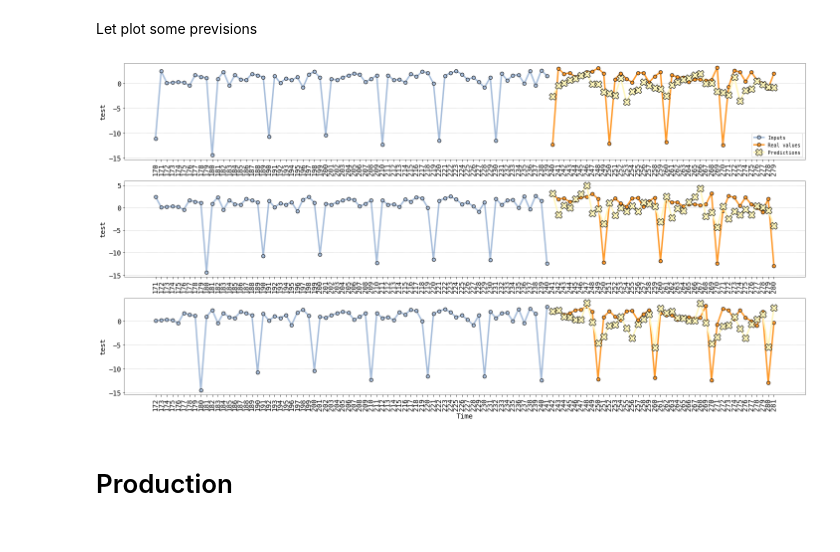
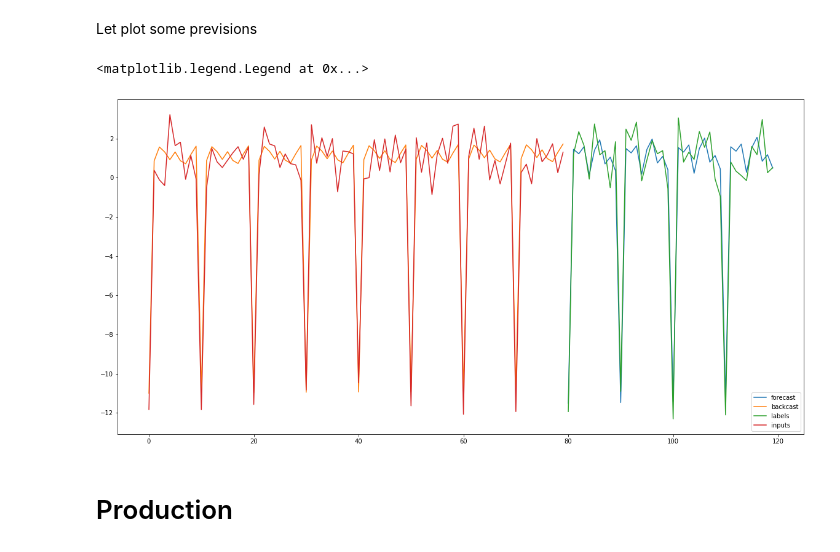
Before and after one commit to AutocoinLab/autopycoin, a Jupyter notebook: examples/get_started.ipynb, the cells around one changed output. Saved outputs shown, nothing was run; the diff lists cells and outputs as text; code cells hidden in the pictures.

```diff
--- a/examples/get_started.ipynb
+++ b/examples/get_started.ipynb
@@ -51,14 +68,14 @@ By defining an `input_width` of 70, we set our input length.
 Note: We create lot of examples by shifting by one the window of prediction.
 # %%
 w = WindowGenerator(
-        input_width=70,
+        input_width=80,
         label_width=40,
         shift=40,
         test_size=50,
         valid_size=10,
         flat=True,
-        batch_size=32,
-        preprocessing = None
+        batch_size=16,
+        preprocessing = lambda x,y: (x, (x,y)) # NBEATS output
     )
 # %% [markdown]
 We can't use it now as it needs to be initialized by an array, tensor or a dataframe
@@ -72,9 +89,9 @@ w = w.from_array(data=data[0], # Has to be 2D array
 # Or using dataframe
 import pandas as pd
 
-data = pd.DataFrame(data[0], columns=['test'])
+data = pd.DataFrame(data.numpy()[0], columns=['test'])
 
-w = w.from_dataframe(data=data, # Has to be 2D array
+w = w.from_array(data=data, # Has to be 2D array
         input_columns=['test'],
         known_columns=[],
         label_columns=['test'],
@@ -99,23 +116,26 @@ We import the nbeats module where the nbdeats model is defined.
 There are currently multiple version of nbeats implemented as `create_interpretable_nbeats` or `create_generic_nbeats`.
 But it is possible to customize it's own nbeats model by subclassing the nbeats Model and Layer.
 # %%
-from autopycoin.autopycoin.models import nbeats
+from autopycoin.models import nbeats
 
 model1 = nbeats.create_interpretable_nbeats(
             label_width=40,
-            forecast_periods=[20],
+            forecast_periods=[10],
             backcast_periods=[10],
-            forecast_fourier_order=[20],
+            forecast_fourier_order=[10],
             backcast_fourier_order=[10],
-            p_degree=2,
-            trend_n_neurons=32,
-            seasonality_n_neurons=32,
+            p_degree=1,
+            trend_n_neurons=200,
+            seasonality_n_neurons=200,
             drop_rate=0.,
             share=True)
 
 model1.compile(tf.keras.optimizers.Adam(
-    learning_rate=0.015, beta_1=0.9, beta_2=0.999, epsilon=1e-07, amsgrad=True,
-    name='Adam'), loss='mse', metrics=["mae"])
+    learning_rate=0.0015, beta_1=0.9, beta_2=0.999, epsilon=1e-07, amsgrad=True,
+    name='Adam'),
+    loss='mse',
+    loss_weights=[1, 1], # In the paper = [0, 1]
+    metrics=["mae"])
 
-model1.fit(w.train, validation_data=w.valid, epochs=40)
+model1.fit(w.train, validation_data=w.valid, epochs=20)
 # %% [output]
@@ -231,14 +220,23 @@ model2.evaluate(w.test)
 # Plot
 # %% [markdown]
 Let plot some previsions
-# %%
-from autopycoin.autopycoin.display import ShowTs
-
-plotter = ShowTs(w, 'test', model1)
-
-plotter.plot_from_index('240', 'test')
-# %% [output]
-[figure, removed]
+# %%
+import matplotlib.pyplot as plt
+
+iterator = iter(w.train)
+x, y = iterator.get_next()
+
+input_width = 80
+
+plt.plot(range(input_width, input_width + 40), model1.predict(x)[1].values[0], label='forecast')
+# Usefull only if stack = True
+plt.plot(range(input_width), model1.predict(x)[0].values[0], label='backcast')
+plt.plot(range(input_width, input_width + 40), y[1][0], label='labels')
+plt.plot(range(input_width), x[0], label='inputs')
+plt.legend()
+# %% [output]
+<matplotlib.legend.Legend at 0x...>
+[figure, added]
 # %% [markdown]
 # Production
 # %%
```
Also changed, not shown: parts of 23 cells of this notebook, 55 other files.
